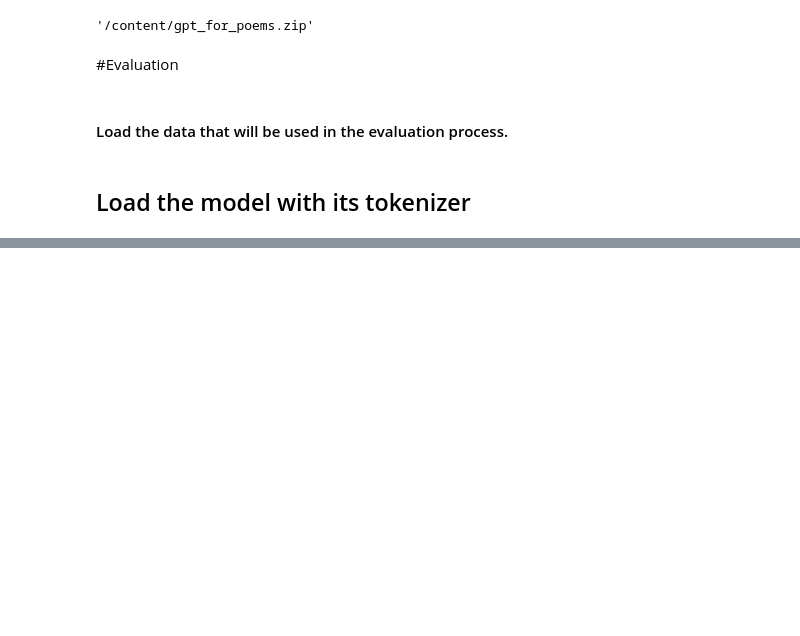
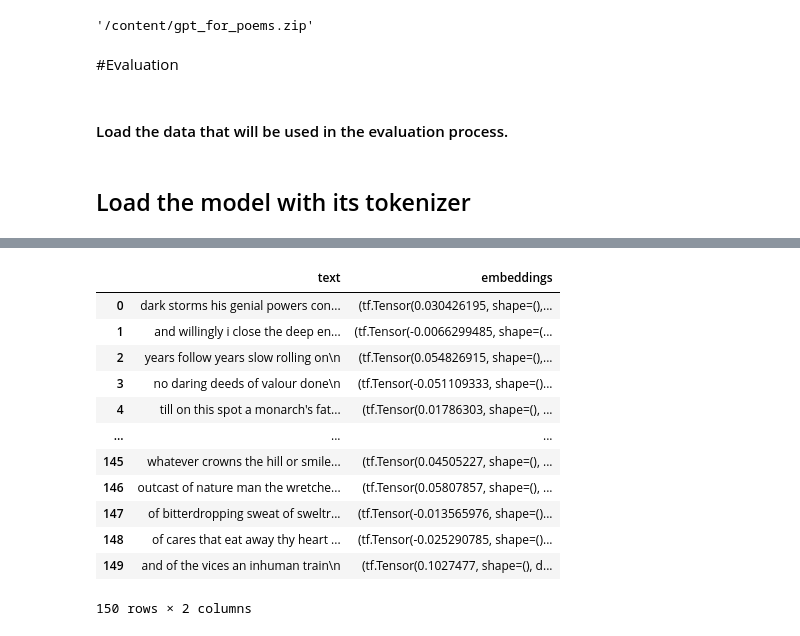
Before and after one commit to ramahasiba/English_and_Arabic_Poem_Generator, a Jupyter notebook: English_Poem_Generator_NLP_Final_Project.ipynb, the cells around one changed output, grey strips where cells are left out. Saved outputs shown, nothing was run; the diff lists cells and outputs as text; code cells hidden in the pictures; blank space fills up the shorter version.

```diff
--- a/English_Poem_Generator_NLP_Final_Project.ipynb
+++ b/English_Poem_Generator_NLP_Final_Project.ipynb
@@ -573,0 +386,2 @@ gpt_model = GPT2LMHeadModel.from_pretrained('/content/gpt_model', pad_token_id =
+# %%
+df = df.head(150)
@@ -638,4 +408,20 @@ def generate_embedding_for_prediction(seed_line):
     predicted_embedding = embed( [predicted_line] )
 
     return [predicted_embedding]
+# %%
+df
+# %% [output]
+|  | text | embeddings |
+| 0 | dark storms his genial powers con... | (tf.Tensor(0.030426195, shape=(),... |
+| 1 | and willingly i close the deep en... | (tf.Tensor(-0.0066299485, shape=(... |
+| 2 | years follow years slow rolling on\n | (tf.Tensor(0.054826915, shape=(),... |
+| 3 | no daring deeds of valour done\n | (tf.Tensor(-0.051109333, shape=()... |
+| 4 | till on this spot a monarch's fat... | (tf.Tensor(0.01786303, shape=(), ... |
+| ... | ... | ... |
+| 145 | whatever crowns the hill or smile... | (tf.Tensor(0.04505227, shape=(), ... |
+| 146 | outcast of nature man the wretche... | (tf.Tensor(0.05807857, shape=(), ... |
+| 147 | of bitterdropping sweat of sweltr... | (tf.Tensor(-0.013565976, shape=()... |
+| 148 | of cares that eat away thy heart ... | (tf.Tensor(-0.025290785, shape=()... |
+| 149 | and of the vices an inhuman train\n | (tf.Tensor(0.1027477, shape=(), d... |
+150 rows × 2 columns
 # %%
```
Also changed, not shown: parts of 51 cells of this notebook.
